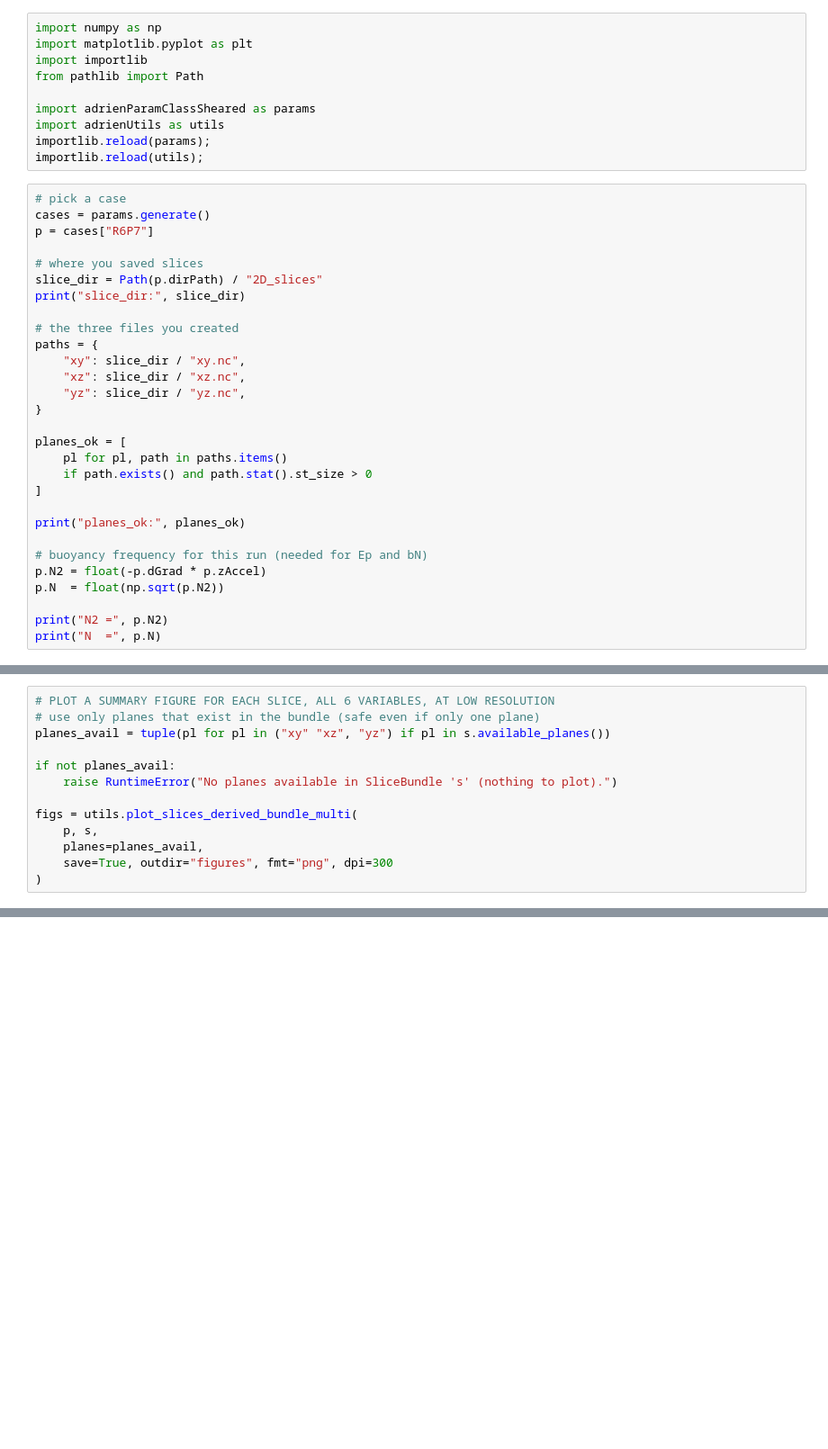
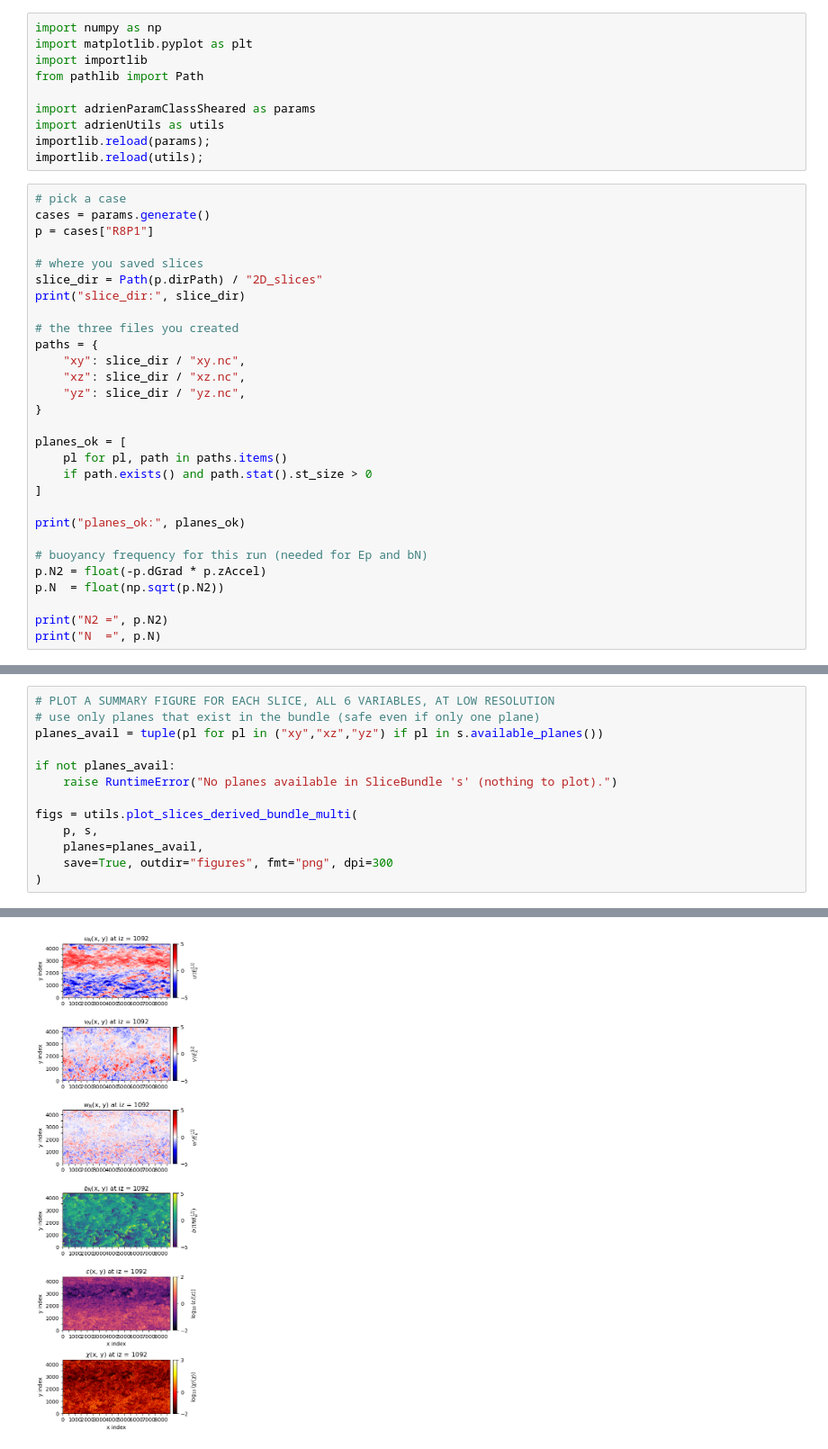
Before and after one commit to adrienlefauve/STRATA-shear, a Jupyter notebook: adrienVisualizeData_v3_netCDFSlices.ipynb, the cells around one changed output, grey strips where cells are left out. Shown at 90% size. Cells and saved outputs as stored; diff of their text form; blank space fills up the shorter version.

Commit message:
First working example of plotting 3D cube (modifying code from Miles)!

```diff
--- a/adrienVisualizeData_v3_netCDFSlices.ipynb
+++ b/adrienVisualizeData_v3_netCDFSlices.ipynb
@@ -18,7 +18,7 @@ importlib.reload(utils);
 # %%
 # pick a case
 cases = params.generate()
-p = cases["R6P7"]
+p = cases["R8P1"]
 
 # where you saved slices
 slice_dir = Path(p.dirPath) / "2D_slices"
@@ -164,7 +179,7 @@ xz loaded: {'u': (12288, 3072), 'v': (12288, 3072), 'w': (12288, 3072), 'r': (12
 # %%
 # PLOT A SUMMARY FIGURE FOR EACH SLICE, ALL 6 VARIABLES, AT LOW RESOLUTION
 # use only planes that exist in the bundle (safe even if only one plane)
-planes_avail = tuple(pl for pl in ("xy" "xz", "yz") if pl in s.available_planes())
+planes_avail = tuple(pl for pl in ("xy","xz","yz") if pl in s.available_planes())
 
 if not planes_avail:
     raise RuntimeError("No planes available in SliceBundle 's' (nothing to plot).")
@@ -178,0 +196 @@ RuntimeError: No planes available in SliceBundle 's' (nothing to plot).
+[figure, added]
```
Also changed, not shown: parts of 6 cells of this notebook, 14 other files.
